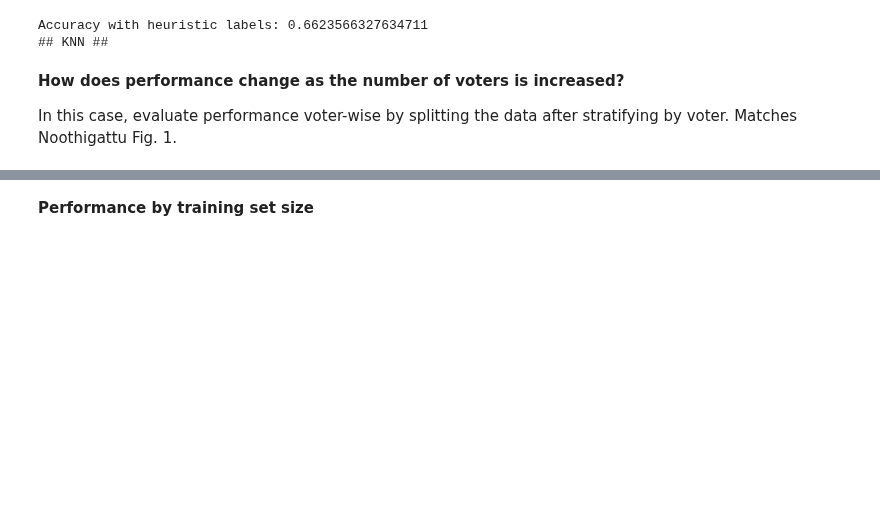
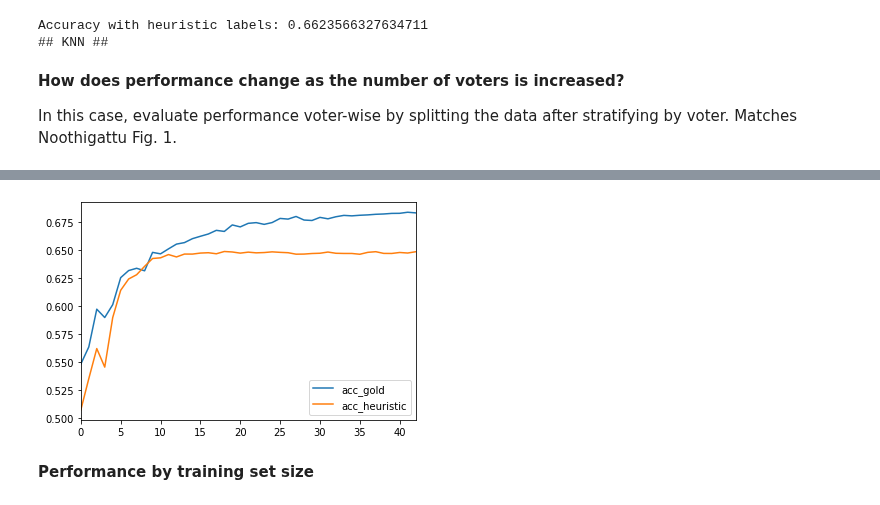
Before and after one commit to ryansteed/heuristic-moral-machine, a Jupyter notebook: examples/moralmachine.ipynb, the cells around one changed output, grey strips where cells are left out. Saved outputs shown, nothing was run; the diff lists cells and outputs as text; code cells hidden in the pictures; blank space fills up the shorter version.

```diff
--- a/examples/moralmachine.ipynb
+++ b/examples/moralmachine.ipynb
@@ -930,3 +1106,8 @@ accs[['acc_gold', 'acc_heuristic']].plot()
+# %%
+accs[['acc_gold', 'acc_heuristic']].plot(kind='line')
+accs.to_csv("../figures/data/mm-accs_voters_icml.csv")
+# %% [output]
+[figure, added]
 # %% [markdown]
 **Performance by training set size**
 # %%
```
Also changed, not shown: parts of 31 cells of this notebook, 2 other files.
